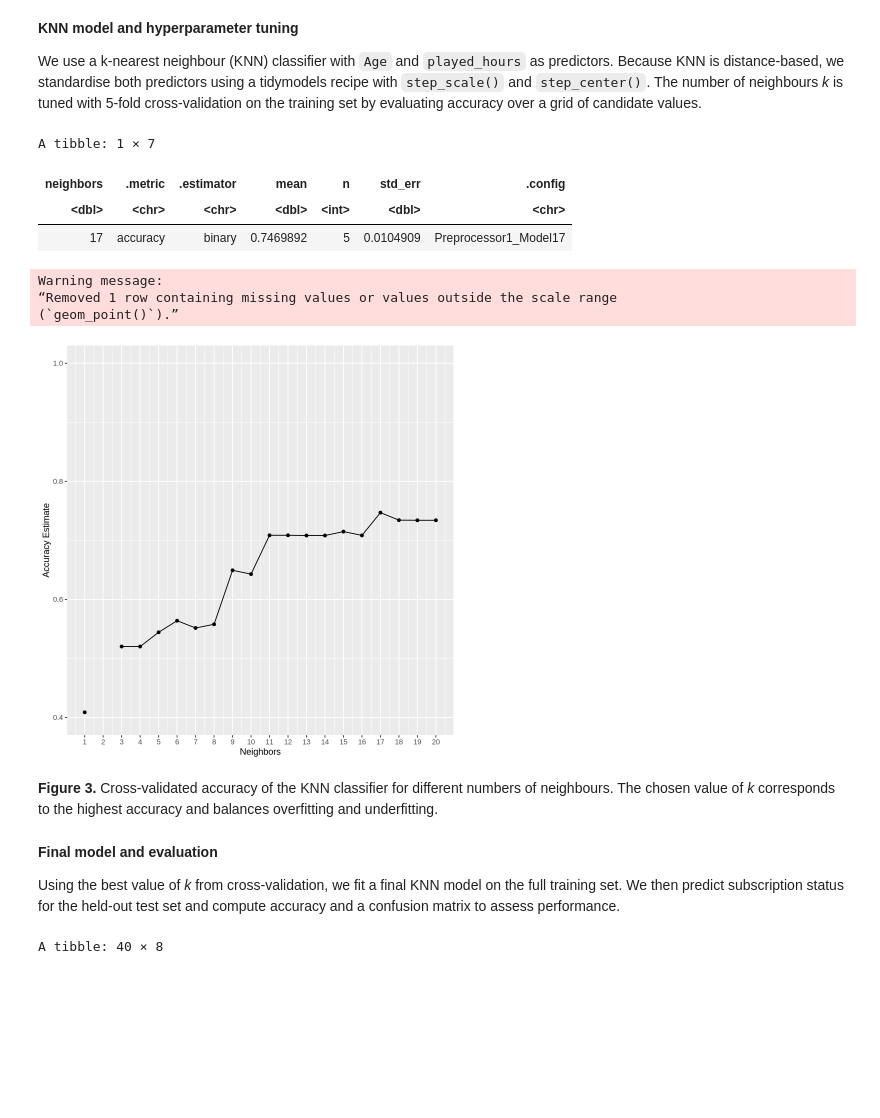
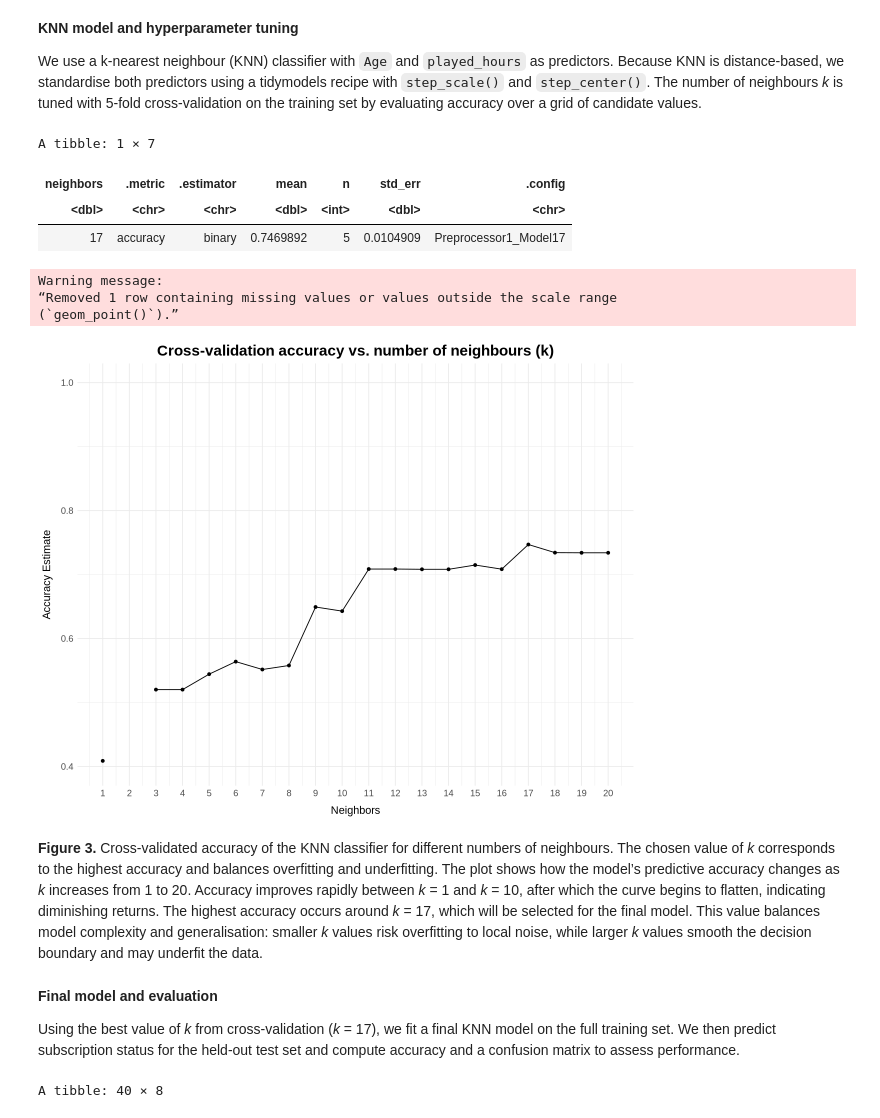
Before and after one commit to Aylin-Ab/dsci100-2025w1-group27, a Jupyter notebook: Group27-Project.ipynb, the cells around one changed output. Saved outputs shown, nothing was run; the diff lists cells and outputs as text; code cells hidden in the pictures; blank space fills up the shorter version.

```diff
--- a/Group27-Project.ipynb
+++ b/Group27-Project.ipynb
@@ -192,41 +233,49 @@ k_vals <- tibble(neighbors = seq(from = 1, to = 20, by = 1))
 knn_results <- workflow() |>
       add_recipe(players_recipe) |>
       add_model(knn_tune) |>
       tune_grid(resamples = players_vfold, grid = k_vals) |>
       collect_metrics()
 
 # select the k value with highest level of accuracy
 accuracies <- knn_results |>
     filter(.metric == "accuracy")
 
 
 accuracie_max <- accuracies |>
     slice_max(mean)
 accuracie_max
 
+options(repr.plot.width = 10, repr.plot.height = 8)
 cross_val_plot <- ggplot(accuracies, aes(x = neighbors, y = mean)) +
     geom_point() +
     geom_line() +
     labs(x = "Neighbors", y = "Accuracy Estimate") +
+    ggtitle("Cross-validation accuracy vs. number of neighbours (k)") +
     scale_x_continuous(breaks = seq(0, 60, by = 1)) +  # adjusting the x-axis
-    scale_y_continuous(limits = c(0.4, 1.0)) # adjusting the y-axis
+    scale_y_continuous(limits = c(0.4, 1.0)) + # adjusting the y-axis
+    theme_minimal() +
+    theme(
+    plot.title = element_text(size = 18, face = "bold", hjust = 0.5),
+    axis.title.x = element_text(size = 13, margin = margin(t = 10)),
+    axis.title.y = element_text(size = 13, margin = margin(r = 10)),
+    axis.text = element_text(size = 11))
 
 cross_val_plot
 # %% [output]
 A tibble: 1 × 7
 | neighbors | .metric | .estimator | mean | n | std_err | .config |
 | <dbl> | <chr> | <chr> | <dbl> | <int> | <dbl> | <chr> |
 | 17 | accuracy | binary | 0.7469892 | 5 | 0.0104909 | Preprocessor1_Model17 |
 Warning message:
 “Removed 1 row containing missing values or values outside the scale range
 (`geom_point()`).”
-[figure, old version]
+[figure, new version]
 # %% [markdown]
-**Figure 3.** Cross-validated accuracy of the KNN classifier for different numbers of neighbours. The chosen value of *k* corresponds to the highest accuracy and balances overfitting and underfitting.
+**Figure 3.** Cross-validated accuracy of the KNN classifier for different numbers of neighbours. The chosen value of *k* corresponds to the highest accuracy and balances overfitting and underfitting. The plot shows how the model’s predictive accuracy changes as *k* increases from 1 to 20. Accuracy improves rapidly between *k* = 1 and *k* = 10, after which the curve begins to flatten, indicating diminishing returns. The highest accuracy occurs around *k* = 17, which will be selected for the final model. This value balances model complexity and generalisation: smaller *k* values risk overfitting to local noise, while larger *k* values smooth the decision boundary and may underfit the data.
 # %% [markdown]
 **Final model and evaluation**
 
-Using the best value of *k* from cross-validation, we fit a final KNN model on the full training set. We then predict subscription status for the held-out test set and compute accuracy and a confusion matrix to assess performance.
+Using the best value of *k* from cross-validation (*k* = 17), we fit a final KNN model on the full training set. We then predict subscription status for the held-out test set and compute accuracy and a confusion matrix to assess performance.
 # %%
 # train the model on the training set using the best value of k obtained from tuning
 
```
Also changed, not shown: parts of 18 cells of this notebook.
